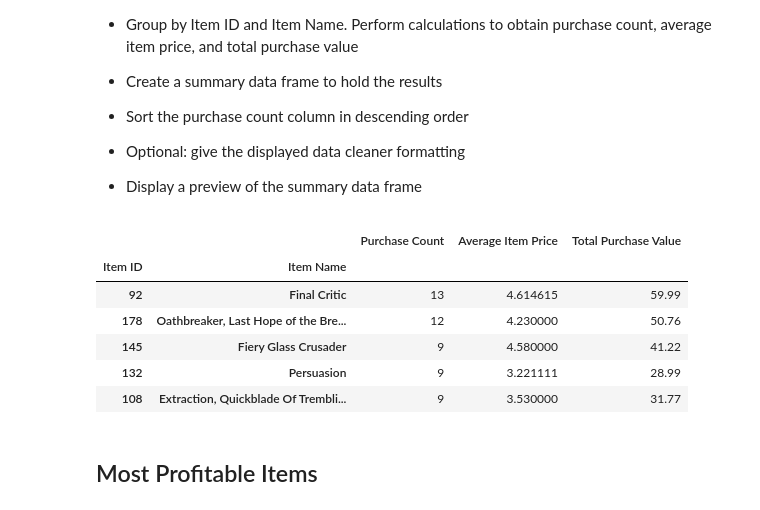
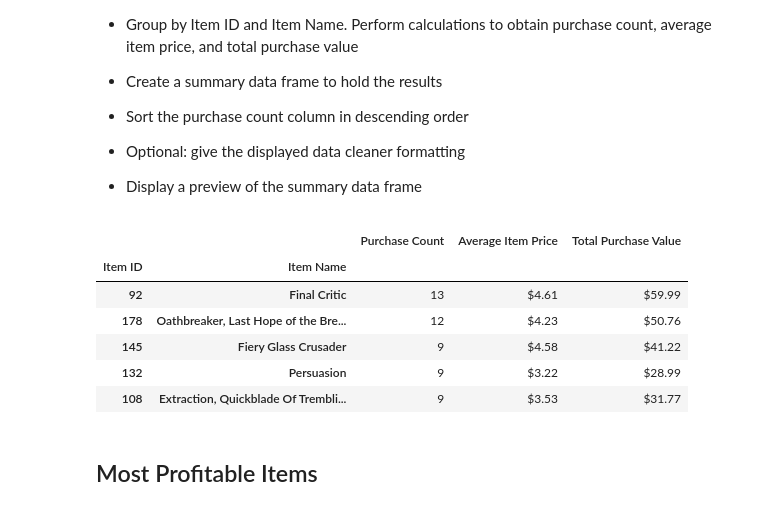
Before and after one commit to njneubauer/Pandas_Challenge, a Jupyter notebook: HeroesOfPymoli/HeroesOfPymoli_starter.ipynb, the cells around one changed output. Cells and saved outputs as stored; diff of their text form; code cells hidden in the pictures.

```diff
--- a/HeroesOfPymoli/HeroesOfPymoli_starter.ipynb
+++ b/HeroesOfPymoli/HeroesOfPymoli_starter.ipynb
@@ -285,23 +290,30 @@ top_spend_summary.head()
 # %%
 items = purch_df[["Item ID","Item Name", "Price"]].copy()
 items_group = items.groupby(["Item ID","Item Name"])
 # Calculate new columns using .agg to find count, average, total
 items_group_calc = items_group[["Item Name","Price"]].agg(["count",np.average,np.sum])
 # flattened multi-index hierarchy. This is to make column renaming easier later
 items_group_calc.columns = items_group_calc.columns.get_level_values(1)
-top_spend_summary = items_group_calc.rename(columns={"count":"Purchase Count",
+item_summary = items_group_calc.rename(columns={"count":"Purchase Count",
                                                    "average":"Average Item Price",
                                                    "sum":"Total Purchase Value"})
-top_spend_summary.sort_values(by=["Purchase Count"], ascending=False, inplace=True)
-top_spend_summary.head()
+# Store dataframe without number formatting
+item_summary_raw = item_summary
+# Perform sort on most_popular data frame to obtain most popular items by purchase count
+most_popular = item_summary_raw.sort_values(by=["Purchase Count"], ascending=False)
+# Format most_popular  item price & purchase value data as currency
+most_popular["Average Item Price"] = most_popular["Average Item Price"].map("${:.2f}".format)
+most_popular["Total Purchase Value"] = most_popular["Total Purchase Value"].map("${:.2f}".format)
+# preview dataframe
+most_popular.head()
 # %% [output]
 |  |  | Purchase Count | Average Item Price | Total Purchase Value |
 | Item ID | Item Name |  |  |  |
-| 92 | Final Critic | 13 | 4.614615 | 59.99 |
-| 178 | Oathbreaker, Last Hope of the Bre... | 12 | 4.230000 | 50.76 |
-| 145 | Fiery Glass Crusader | 9 | 4.580000 | 41.22 |
-| 132 | Persuasion | 9 | 3.221111 | 28.99 |
-| 108 | Extraction, Quickblade Of Trembli... | 9 | 3.530000 | 31.77 |
+| 92 | Final Critic | 13 | $4.61 | $59.99 |
+| 178 | Oathbreaker, Last Hope of the Bre... | 12 | $4.23 | $50.76 |
+| 145 | Fiery Glass Crusader | 9 | $4.58 | $41.22 |
+| 132 | Persuasion | 9 | $3.22 | $28.99 |
+| 108 | Extraction, Quickblade Of Trembli... | 9 | $3.53 | $31.77 |
 # %% [markdown]
 ## Most Profitable Items
 # %% [markdown]
```
Also changed, not shown: parts of 7 cells of this notebook.
